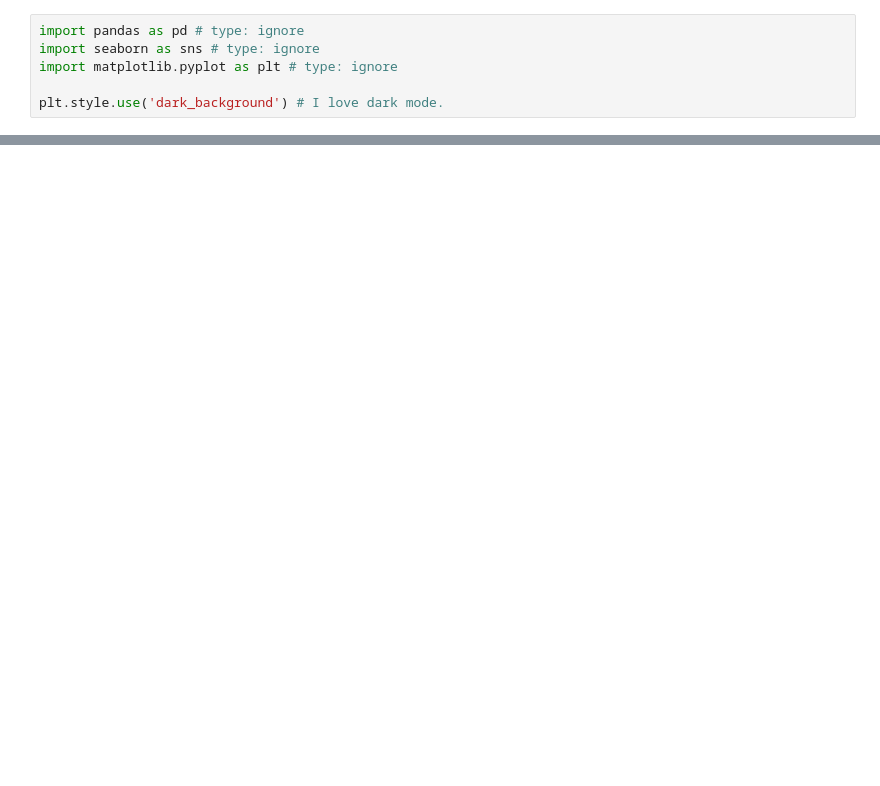
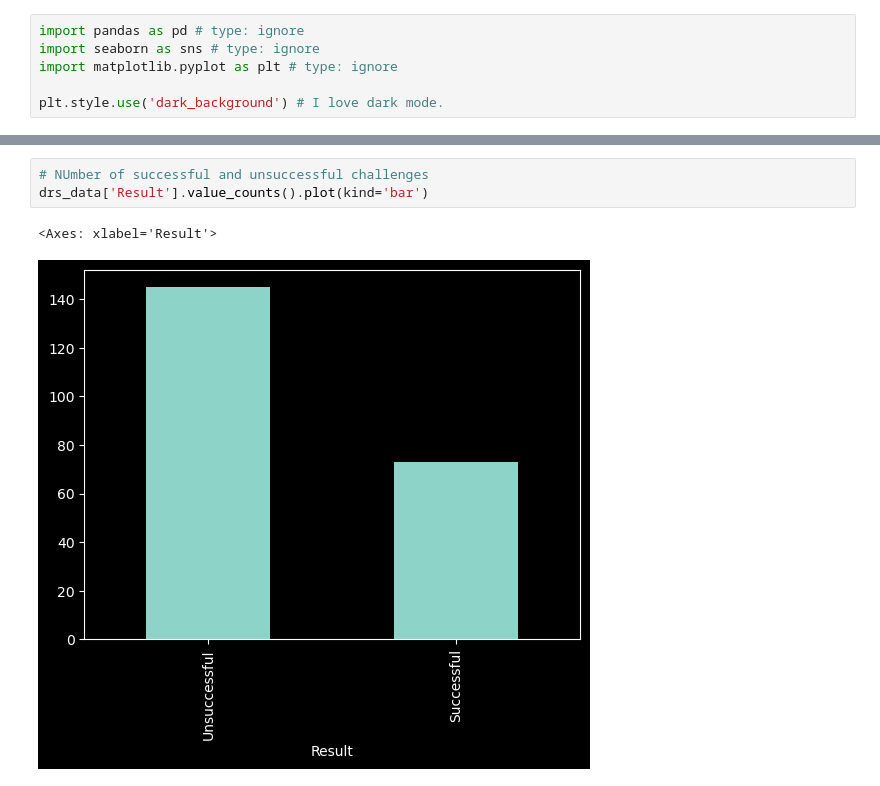
Before and after one commit to uhvardhan/Cricket-Project, a Jupyter notebook: code/Analysis.ipynb, the cells around one changed output, grey strips where cells are left out. Cells and saved outputs as stored; diff of their text form; blank space fills up the shorter version.

```diff
--- a/code/Analysis.ipynb
+++ b/code/Analysis.ipynb
@@ -13,0 +14,6 @@ Total number of challenges in the dataset:  197
+# %%
+# NUmber of successful and unsuccessful challenges
+drs_data['Result'].value_counts().plot(kind='bar')
+# %% [output]
+<Axes: xlabel='Result'>
+[figure, added]
```
Also changed, not shown: parts of 4 cells of this notebook, 20 other files.
